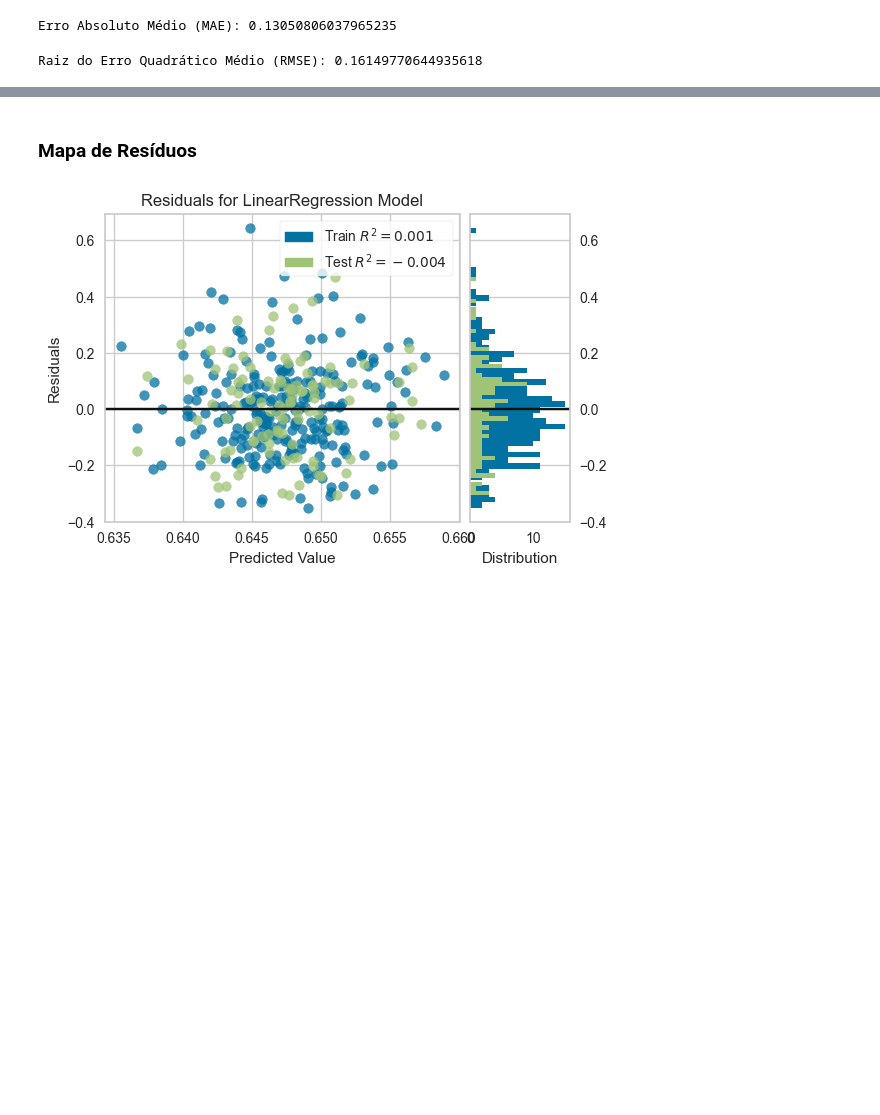
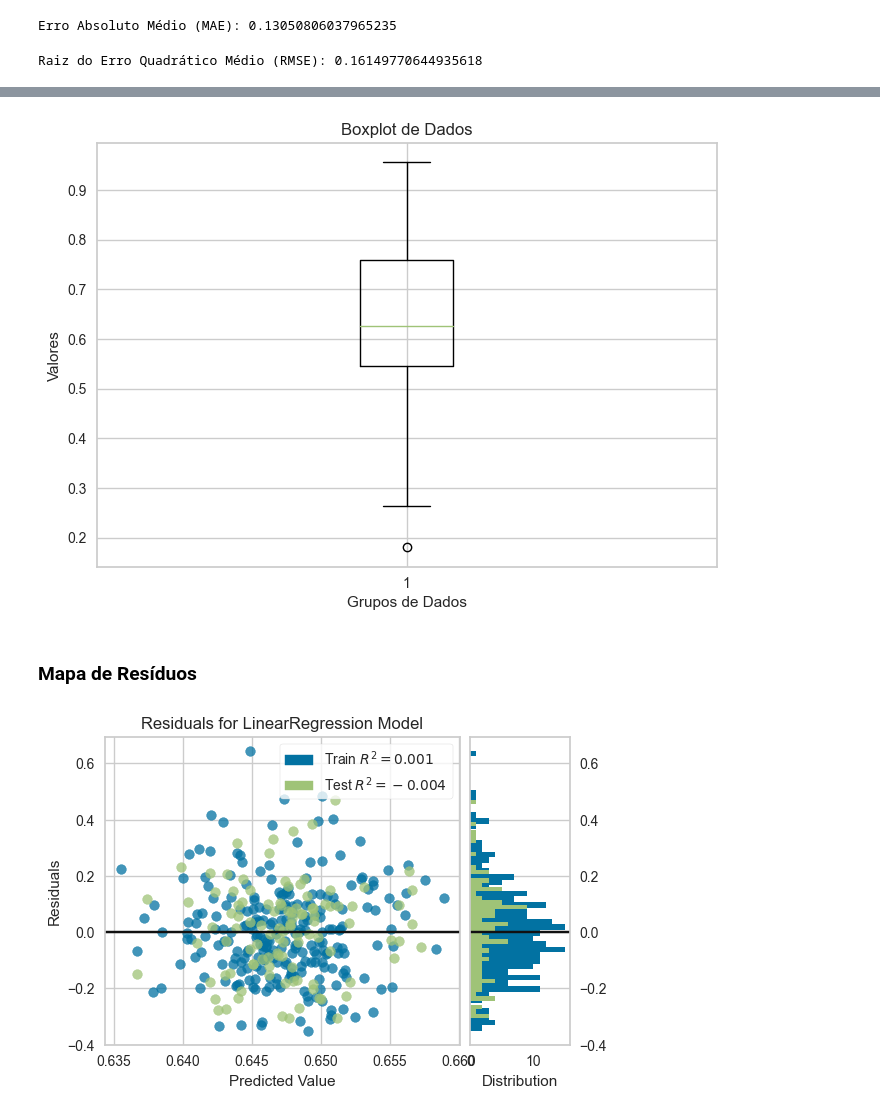
Before and after one commit to luvi0/SoLia, a Jupyter notebook: Modelo.ipynb, the cells around one changed output, grey strips where cells are left out. Cells and saved outputs as stored; diff of their text form; code cells hidden in the pictures; blank space fills up the shorter version.

```diff
--- a/Modelo.ipynb
+++ b/Modelo.ipynb
@@ -204,3 +201,13 @@ plt.show()
+# %%
+plt.boxplot(y_test)
+
+# Adicionar título e rótulos aos eixos
+plt.title('Boxplot de Dados')
+plt.xlabel('Grupos de Dados')
+plt.ylabel('Valores')
+plt.show()
+# %% [output]
+[figure, added]
 # %% [markdown]
 ### Mapa de Resíduos
 # %%
```
Also changed, not shown: parts of 8 cells of this notebook, 4 other files.
